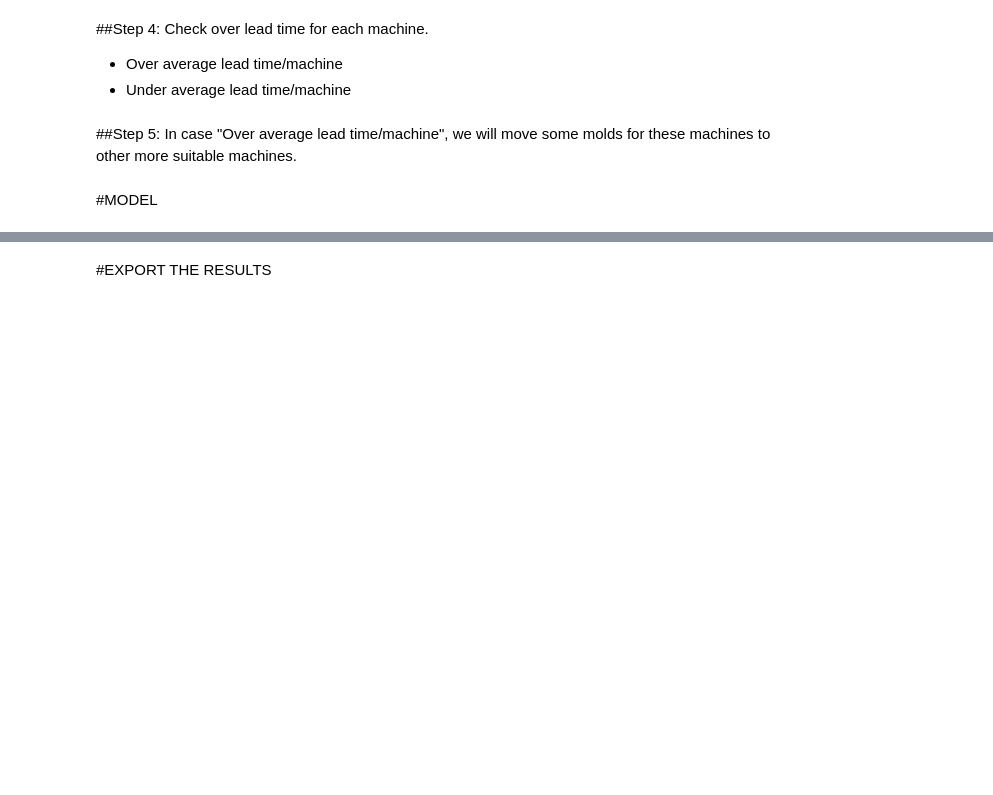
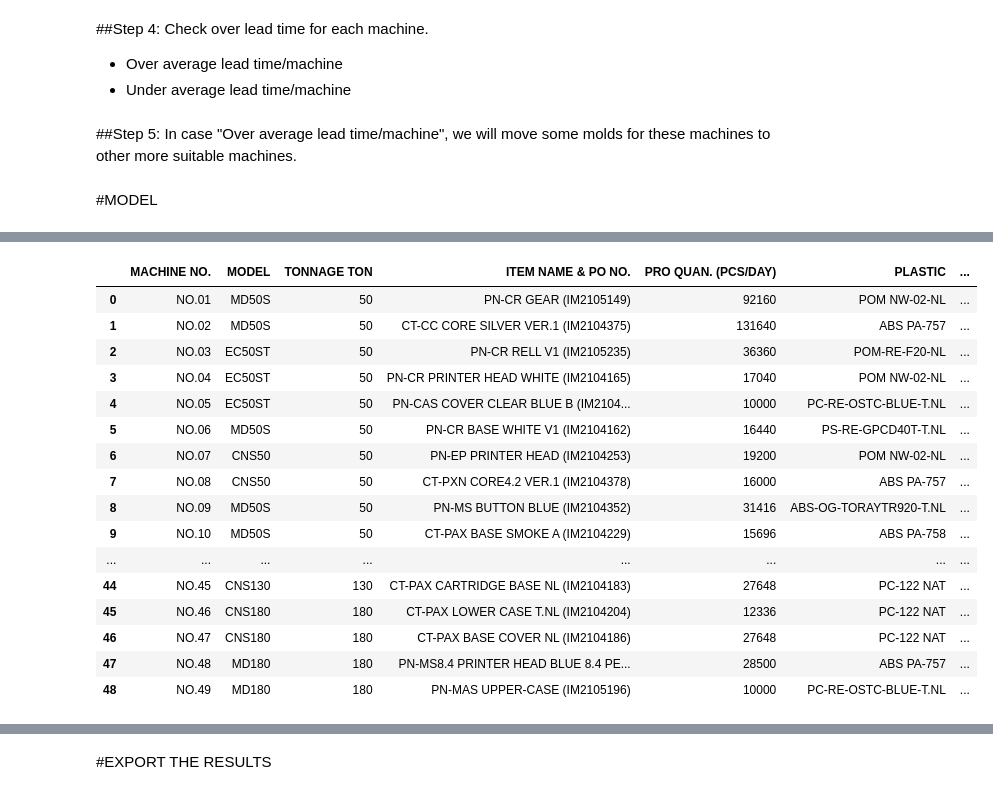
Before and after one commit to ThuyHaLE/ThuyHaLE, a Jupyter notebook: Recommendation_production_planning.ipynb, the cells around one changed output, grey strips where cells are left out. Saved outputs shown, nothing was run; the diff lists cells and outputs as text; code cells hidden in the pictures; blank space fills up the shorter version.

```diff
--- a/Recommendation_production_planning.ipynb
+++ b/Recommendation_production_planning.ipynb
@@ -782,0 +912,21 @@ pending_plastic_plan = prepare_plastic_for_next_items(new_production_plan_with_p
+# %%
+#Producing_plastic_plan
+plastic_plan_with_producing
+# %% [output]
+|  | MACHINE NO. | MODEL | TONNAGE TON | ITEM NAME & PO NO. | PRO QUAN. (PCS/DAY) | PLASTIC | ... |
+| 0 | NO.01 | MD50S | 50 | PN-CR GEAR (IM2105149) | 92160 | POM NW-02-NL | ... |
+| 1 | NO.02 | MD50S | 50 | CT-CC CORE SILVER VER.1 (IM2104375) | 131640 | ABS PA-757 | ... |
+| 2 | NO.03 | EC50ST | 50 | PN-CR RELL V1 (IM2105235) | 36360 | POM-RE-F20-NL | ... |
+| 3 | NO.04 | EC50ST | 50 | PN-CR PRINTER HEAD WHITE (IM2104165) | 17040 | POM NW-02-NL | ... |
+| 4 | NO.05 | EC50ST | 50 | PN-CAS COVER CLEAR BLUE B (IM2104... | 10000 | PC-RE-OSTC-BLUE-T.NL | ... |
+| 5 | NO.06 | MD50S | 50 | PN-CR BASE WHITE V1 (IM2104162) | 16440 | PS-RE-GPCD40T-T.NL | ... |
+| 6 | NO.07 | CNS50 | 50 | PN-EP PRINTER HEAD (IM2104253) | 19200 | POM NW-02-NL | ... |
+| 7 | NO.08 | CNS50 | 50 | CT-PXN CORE4.2 VER.1 (IM2104378) | 16000 | ABS PA-757 | ... |
+| 8 | NO.09 | MD50S | 50 | PN-MS BUTTON BLUE (IM2104352) | 31416 | ABS-OG-TORAYTR920-T.NL | ... |
+| 9 | NO.10 | MD50S | 50 | CT-PAX BASE SMOKE A (IM2104229) | 15696 | ABS PA-758 | ... |
+| ... | ... | ... | ... | ... | ... | ... | ... |
+| 44 | NO.45 | CNS130 | 130 | CT-PAX CARTRIDGE BASE NL (IM2104183) | 27648 | PC-122 NAT | ... |
+| 45 | NO.46 | CNS180 | 180 | CT-PAX LOWER CASE T.NL (IM2104204) | 12336 | PC-122 NAT | ... |
+| 46 | NO.47 | CNS180 | 180 | CT-PAX BASE COVER NL (IM2104186) | 27648 | PC-122 NAT | ... |
+| 47 | NO.48 | MD180 | 180 | PN-MS8.4 PRINTER HEAD BLUE 8.4 PE... | 28500 | ABS PA-757 | ... |
+| 48 | NO.49 | MD180 | 180 | PN-MAS UPPER-CASE (IM2105196) | 10000 | PC-RE-OSTC-BLUE-T.NL | ... |
```
Also changed, not shown: parts of 13 cells of this notebook.
